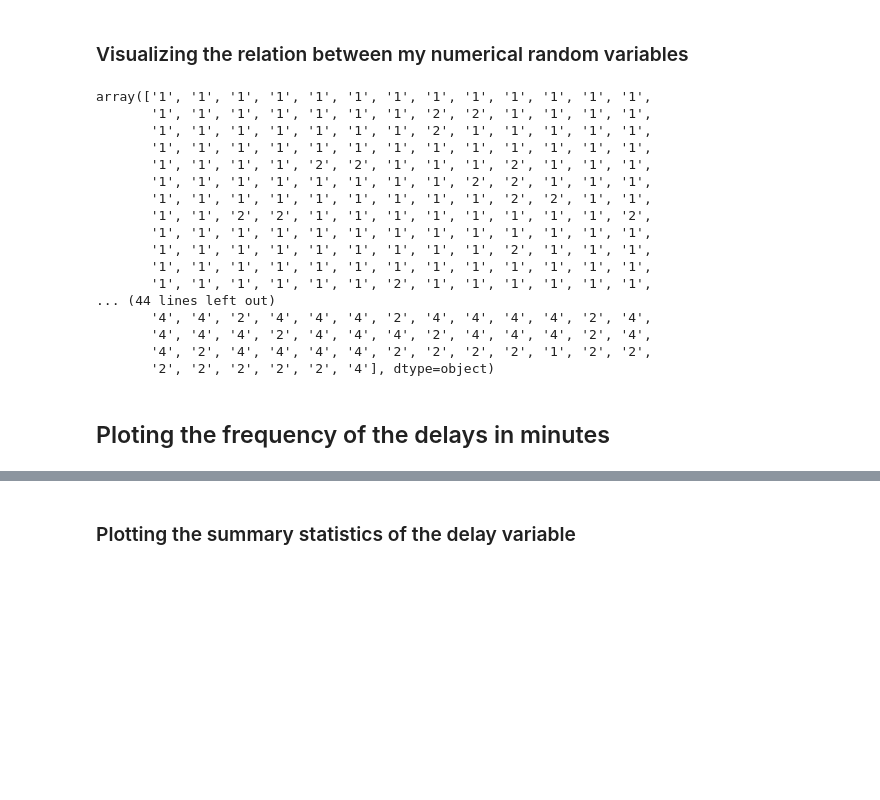
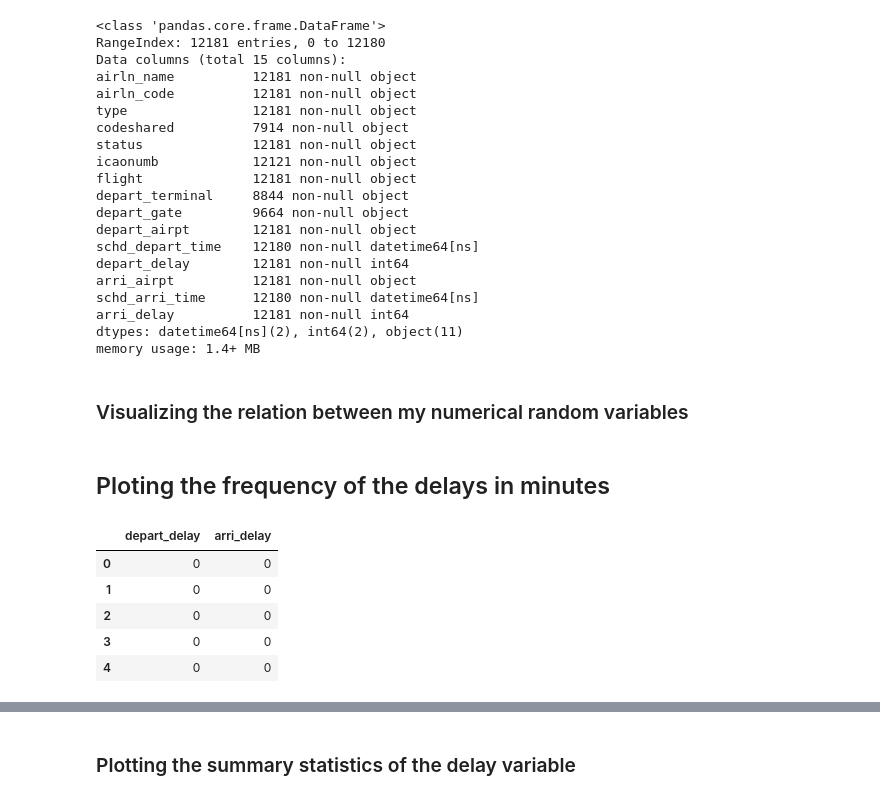
Before and after one commit to albertoabreu91/Airplanes_delay_project, a Jupyter notebook: your-project/data_visual.ipynb, the cells around one changed output, grey strips where cells are left out. Drawn from its saved outputs; the diff is of its cells as text; code cells hidden in the pictures; blank space fills up the shorter version.

```diff
--- a/your-project/data_visual.ipynb
+++ b/your-project/data_visual.ipynb
@@ -21,29 +67,41 @@ data.head(1)
+# %%
+data.info()
+# %% [output]
+<class 'pandas.core.frame.DataFrame'>
+RangeIndex: 12181 entries, 0 to 12180
+Data columns (total 15 columns):
+airln_name          12181 non-null object
+airln_code          12181 non-null object
+type                12181 non-null object
+codeshared          7914 non-null object
+status              12181 non-null object
+icaonumb            12121 non-null object
+flight              12181 non-null object
+depart_terminal     8844 non-null object
+depart_gate         9664 non-null object
+depart_airpt        12181 non-null object
+schd_depart_time    12180 non-null datetime64[ns]
+depart_delay        12181 non-null int64
+arri_airpt          12181 non-null object
+schd_arri_time      12180 non-null datetime64[ns]
+arri_delay          12181 non-null int64
+dtypes: datetime64[ns](2), int64(2), object(11)
+memory usage: 1.4+ MB
 # %% [markdown]
 ### Visualizing the relation between my numerical random variables
-# %%
-data['depart_terminal'].values
-# %% [output]
-array(['1', '1', '1', '1', '1', '1', '1', '1', '1', '1', '1', '1', '1',
-       '1', '1', '1', '1', '1', '1', '1', '2', '2', '1', '1', '1', '1',
-       '1', '1', '1', '1', '1', '1', '1', '2', '1', '1', '1', '1', '1',
-       '1', '1', '1', '1', '1', '1', '1', '1', '1', '1', '1', '1', '1',
-       '1', '1', '1', '1', '2', '2', '1', '1', '1', '2', '1', '1', '1',
-       '1', '1', '1', '1', '1', '1', '1', '1', '2', '2', '1', '1', '1',
-       '1', '1', '1', '1', '1', '1', '1', '1', '1', '2', '2', '1', '1',
-       '1', '1', '2', '2', '1', '1', '1', '1', '1', '1', '1', '1', '2',
-       '1', '1', '1', '1', '1', '1', '1', '1', '1', '1', '1', '1', '1',
-       '1', '1', '1', '1', '1', '1', '1', '1', '1', '2', '1', '1', '1',
-       '1', '1', '1', '1', '1', '1', '1', '1', '1', '1', '1', '1', '1',
-       '1', '1', '1', '1', '1', '1', '2', '1', '1', '1', '1', '1', '1',
-... (44 lines left out)
-       '4', '4', '2', '4', '4', '4', '2', '4', '4', '4', '4', '2', '4',
-       '4', '4', '4', '2', '4', '4', '4', '2', '4', '4', '4', '2', '4',
-       '4', '2', '4', '4', '4', '4', '2', '2', '2', '2', '1', '2', '2',
-       '2', '2', '2', '2', '2', '4'], dtype=object)
 # %% [markdown]
 ## Ploting the frequency of the delays in minutes
 # %%
 df_delays = data[['depart_delay', 'arri_delay']]
+# %%
+df_delays.head()
+# %% [output]
+|  | depart_delay | arri_delay |
+| 0 | 0 | 0 |
+| 1 | 0 | 0 |
+| 2 | 0 | 0 |
+| 3 | 0 | 0 |
+| 4 | 0 | 0 |
 # %%
 df_delays =  df_delays[np.logical_and(df_delays['depart_delay']>0, df_delays['arri_delay']>0)]
 # %%
```
Also changed, not shown: parts of 16 cells of this notebook.
